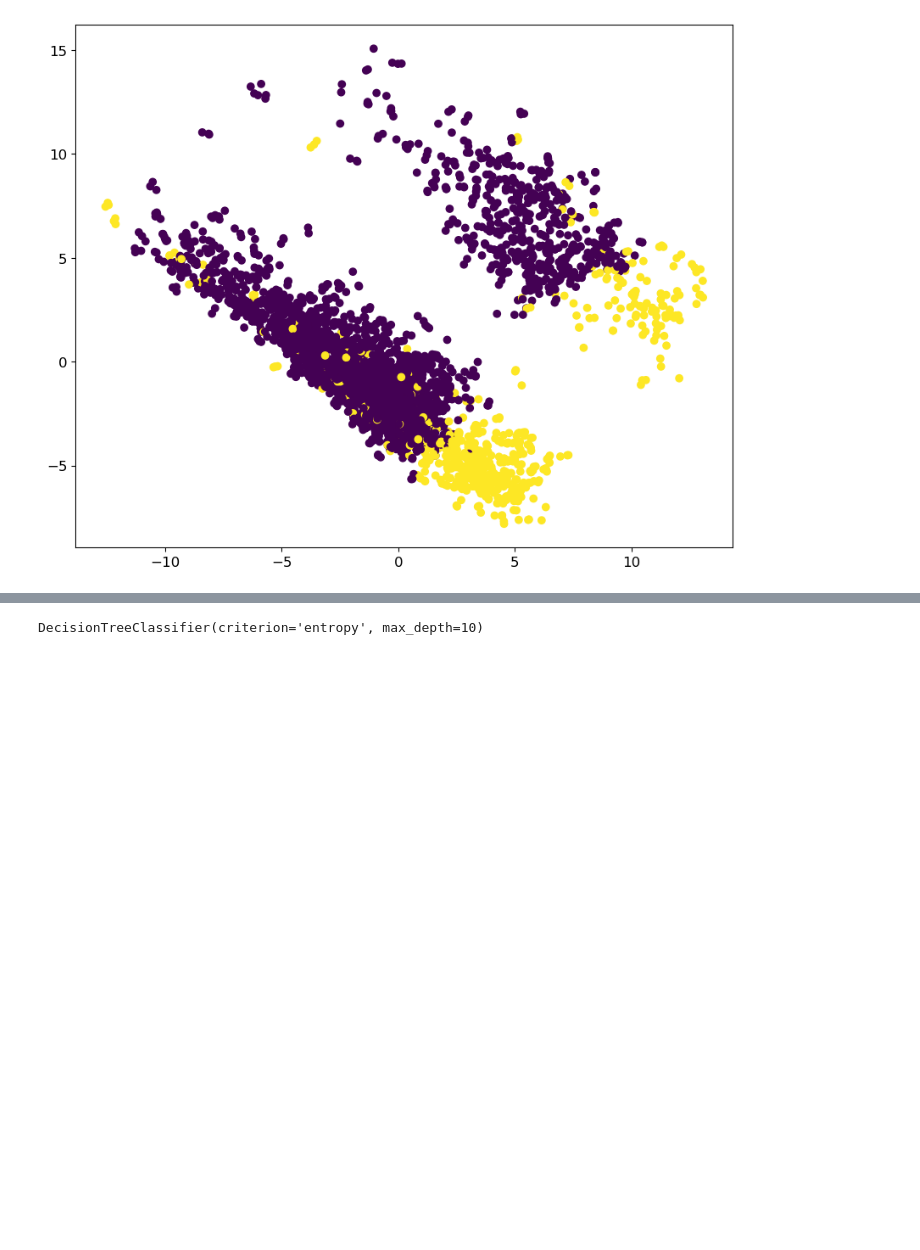
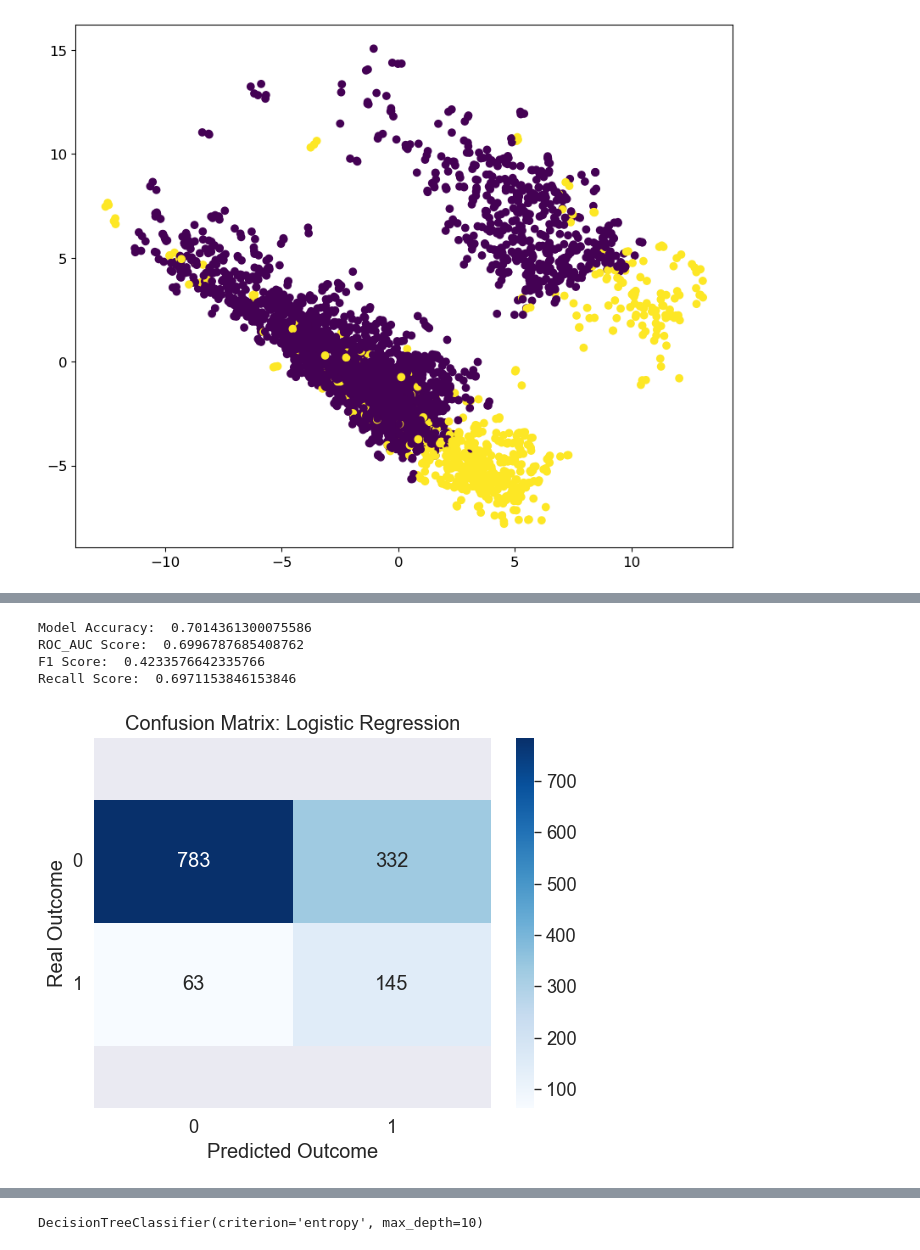
Before and after one commit to Lyderic17/blocAI, a Jupyter notebook: Projet.ipynb, the cells around one changed output, grey strips where cells are left out. Cells and saved outputs as stored; diff of their text form; code cells hidden in the pictures; blank space fills up the shorter version.

```diff
--- a/Projet.ipynb
+++ b/Projet.ipynb
@@ -503,0 +613,52 @@ jaccard_similarity_score:  0.13548387096774195
+# %%
+X = Employee.drop('Attrition', axis =1)
+y = Employee['Attrition']
+
+X_train,X_test, y_train, y_test = train_test_split(X,y, test_size = 0.30, random_state =42)
+
+
+X_train = scaler.fit_transform(X_train)
+X_test = scaler.transform(X_test)
+#X_train_lr_tuned,X_test_lr_tuned, y_train_lr_tuned, y_test_lr_tuned = train_test_split(X,y, test_size = 0.20, random_state=42)
+lrtunedstart = timer()
+
+lrtuned = LogisticRegression(random_state=42, class_weight="balanced")
+
+lrtuned.fit(X_train, y_train)
+
+y_pred = lrtuned.predict(X_test)
+lrtunedaccuracy = metrics.accuracy_score(y_test, y_pred)
+
+fpr, tpr, thresholds = metrics.roc_curve(y_test, y_pred)
+lrtunedroc_auc = metrics.auc(fpr, tpr)
+
+lrtunedf1_score = metrics.f1_score(y_test, y_pred)
+
+lrtunedrecall = metrics.recall_score(y_test, y_pred)
+
+print('Model Accuracy: ', lrtunedaccuracy)
+print('ROC_AUC Score: ', lrtunedroc_auc)
+print('F1 Score: ', lrtunedf1_score)
+print('Recall Score: ', lrtunedrecall)
+# %% [output]
+Model Accuracy:  0.7014361300075586
+ROC_AUC Score:  0.6996787685408762
+F1 Score:  0.4233576642335766
+Recall Score:  0.6971153846153846
+# %%
+sns.set(context="paper", font_scale=1.5)
+lrtunedcm = confusion_matrix(y_test, y_pred)
+
+ax = heatmap = sns.heatmap(lrtunedcm, cmap="Blues", annot= True,fmt=".0f")
+bottom, top = ax.get_ylim()
+ax.set_ylim(bottom + 0.5, top - 0.5)
+plt.title('Confusion Matrix: Logistic Regression')
+plt.ylabel('Real Outcome')
+plt.xlabel('Predicted Outcome')
+plt.yticks(rotation=0)
+plt.show()
+
+#TimerEnd
+lrtunedtime = (timer() - lrtunedstart)
+# %% [output]
+[figure, added]
```
Also changed, not shown: parts of 69 cells of this notebook.
